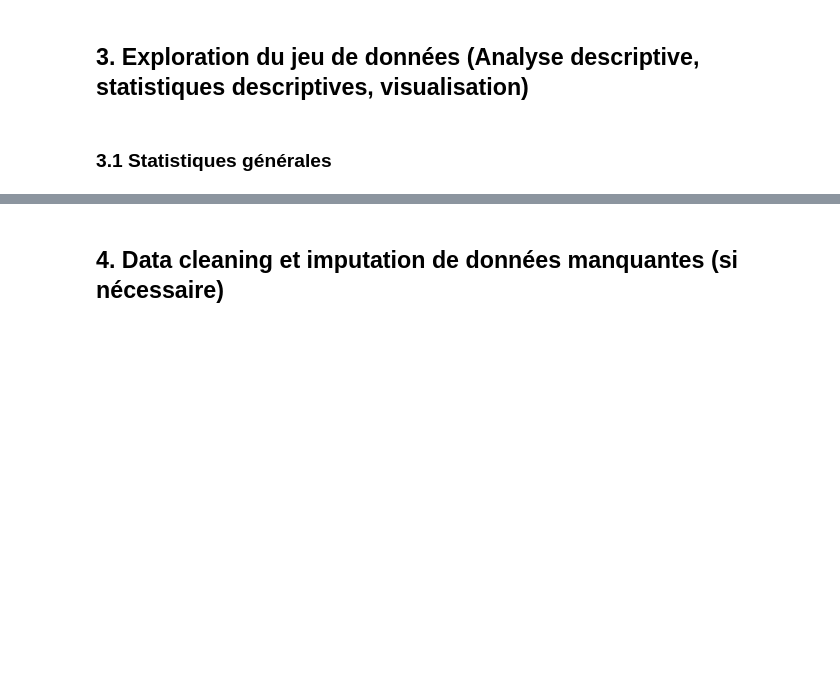
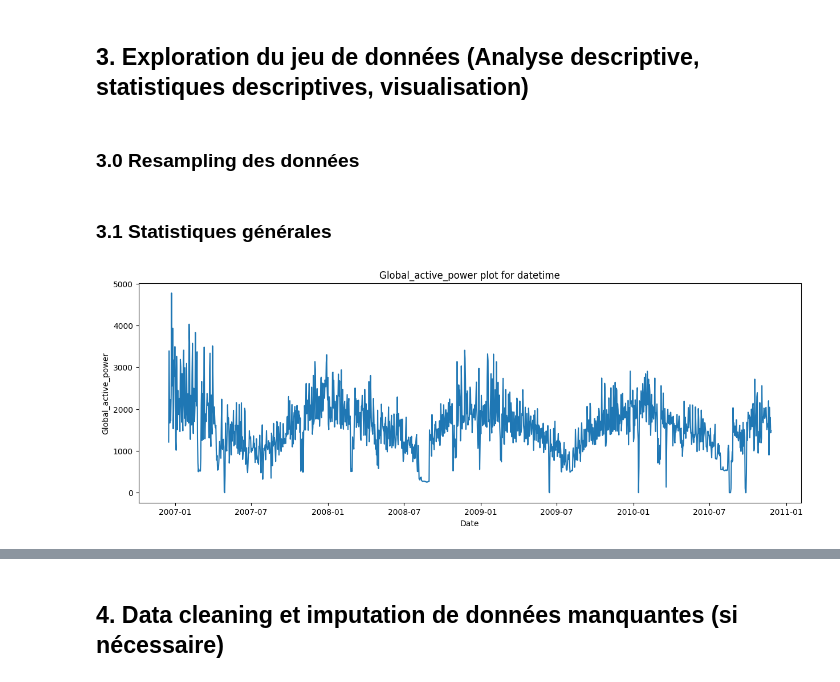
Before and after one commit to sarrabenyahia/ML-DL-time-series, a Jupyter notebook: src/notebook.ipynb, the cells around one changed output, grey strips where cells are left out. Cells and saved outputs as stored; diff of their text form; code cells hidden in the pictures; blank space fills up the shorter version.

```diff
--- a/src/notebook.ipynb
+++ b/src/notebook.ipynb
@@ -7,4 +7,9 @@ import pandas as pd
 # %%
 DATA_PATH = './../data/'
 
-df = pd.read_csv(f'{DATA_PATH}household_power_consumption.txt', delimiter=';', header=0, low_memory=False)
+df = pd.read_csv(f'{DATA_PATH}household_power_consumption.txt',
+                   sep=';',                            # separateur = ;
+                   header=0,                           # ligne des header = 1ère ligne
+                   low_memory=False,                   # parsing complet
+                   infer_datetime_format=True,         # parsing des dates
+)
@@ -19,6 +40,7 @@ df = df.set_index('datetime')
 # %%
 #Convertir les colonnes souhaitées en valeurs numériques, avec les valeurs non convertibles définies sur NaN.
 cols = ['Global_active_power', 'Global_reactive_power', 'Voltage', 'Global_intensity', 'Sub_metering_1', 'Sub_metering_2', 'Sub_metering_3']
+df = df.dropna()
 df[cols] = df[cols].apply(pd.to_numeric, errors='coerce')
 # %%
 # Convertir la colonne 'Date' en format datetime
@@ -145,4 +166,14 @@ Sample Data:
 # %% [markdown]
 ## 3. Exploration du jeu de données (Analyse descriptive, statistiques descriptives, visualisation)
+# %% [markdown]
+### 3.0 Resampling des données
+# %%
+# Groupes pour le resampling
+daily_groups = df.resample('D')
+weekly_groups = df.resample('W')
+
+# Jeux de données resamplés
+daily_data = daily_groups.sum()
+weekly_data = weekly_groups.sum()
 # %% [markdown]
 ### 3.1 Statistiques générales
@@ -148,0 +183,5 @@ Sample Data:
+# %%
+# Plotting de la puissance totale par jour
+plot_data(daily_data, 'Global_active_power')
+# %% [output]
+[figure, added]
```
Also changed, not shown: parts of 15 cells of this notebook, 2 other files.
